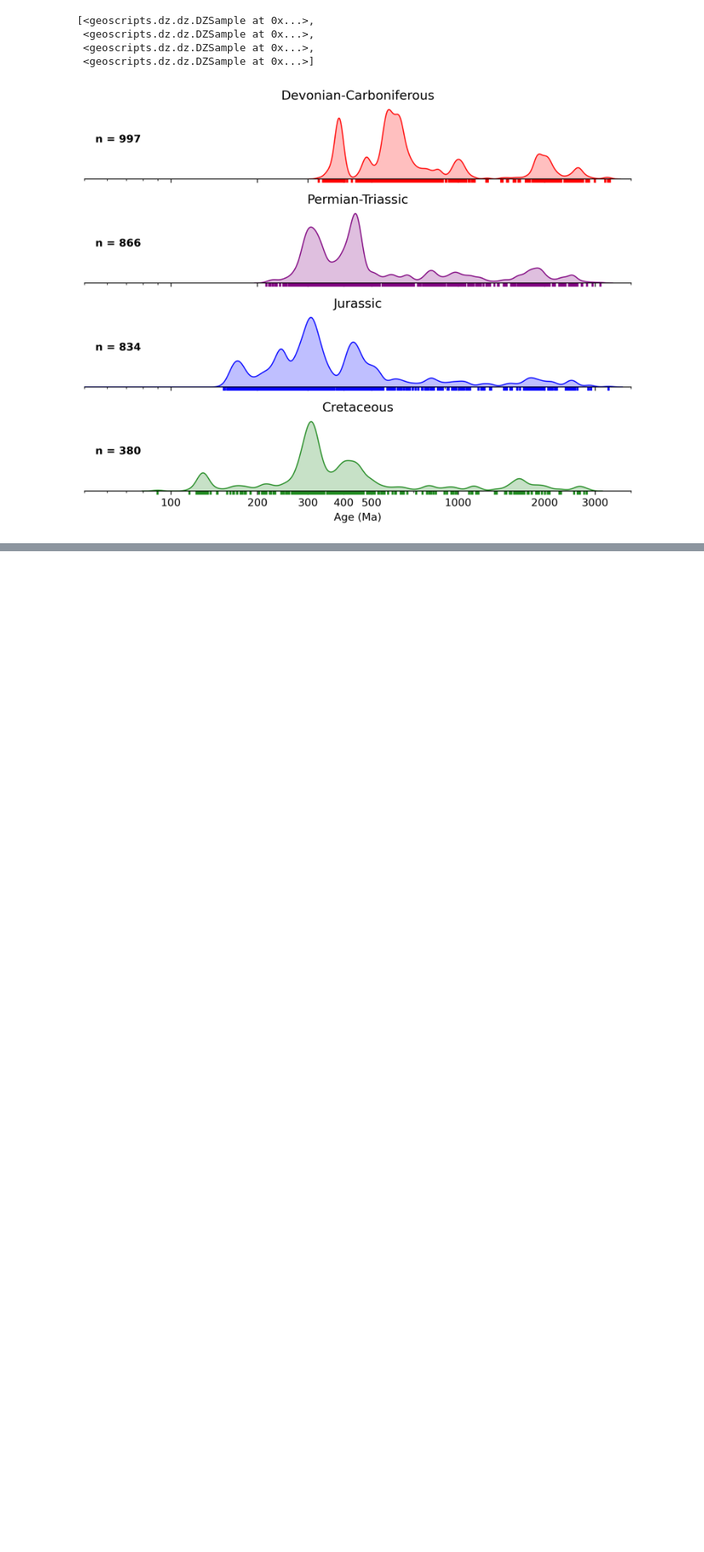
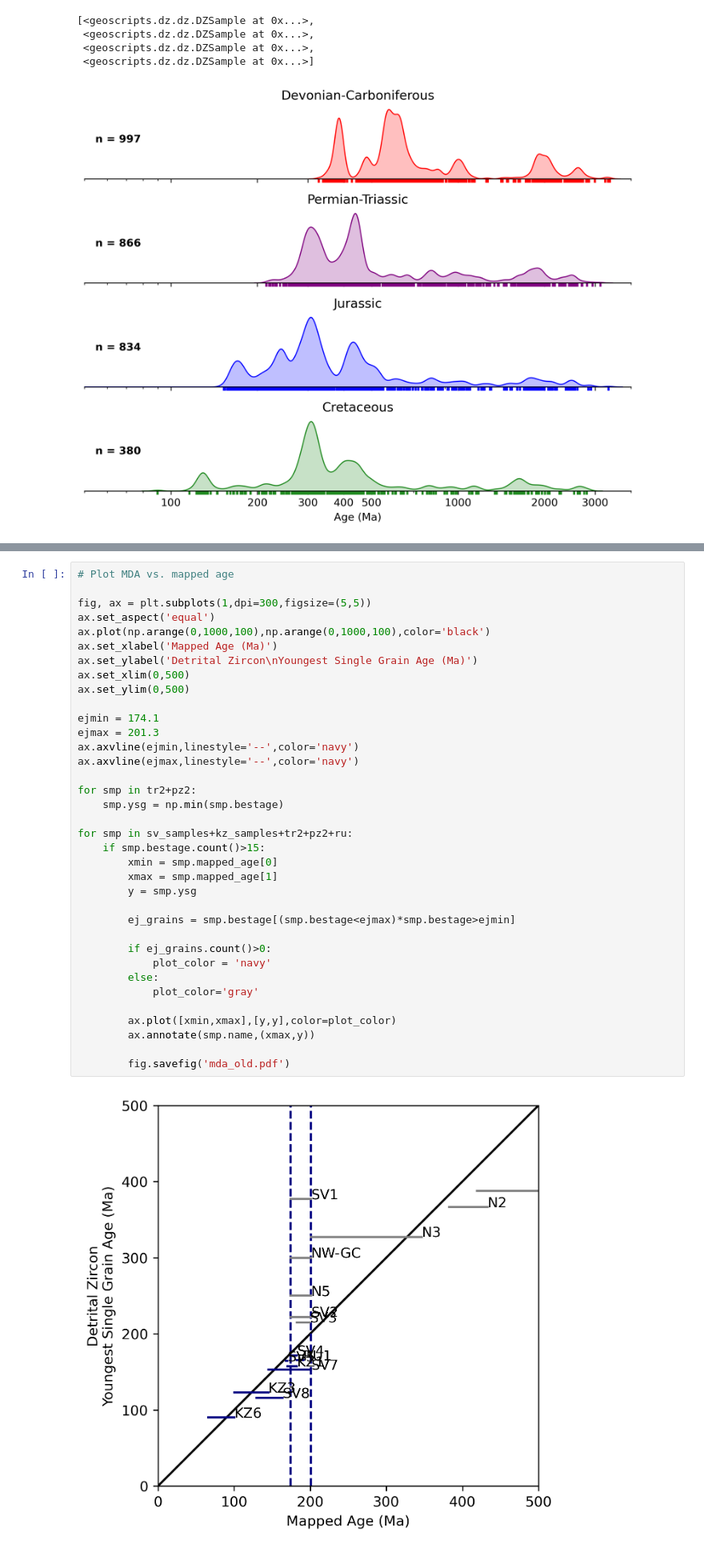
Before and after one commit to dyvasey/dz-caucasus, a Jupyter notebook: figs.ipynb, the cells around one changed output, grey strips where cells are left out. Shown at 80% size. Cells and saved outputs as stored; diff of their text form; blank space fills up the shorter version.

```diff
--- a/figs.ipynb
+++ b/figs.ipynb
@@ -274,0 +380,38 @@ plot_fault_block([devcar,ptr,j,k],save=True,filename='age_dep.pdf',mda=False,met
+# %%
+# Plot MDA vs. mapped age
+
+fig, ax = plt.subplots(1,dpi=300,figsize=(5,5))
+ax.set_aspect('equal')
+ax.plot(np.arange(0,1000,100),np.arange(0,1000,100),color='black')
+ax.set_xlabel('Mapped Age (Ma)')
+ax.set_ylabel('Detrital Zircon\nYoungest Single Grain Age (Ma)')
+ax.set_xlim(0,500)
+ax.set_ylim(0,500)
+
+ejmin = 174.1
+ejmax = 201.3
+ax.axvline(ejmin,linestyle='--',color='navy')
+ax.axvline(ejmax,linestyle='--',color='navy')
+
+for smp in tr2+pz2:
+    smp.ysg = np.min(smp.bestage)
+
+for smp in sv_samples+kz_samples+tr2+pz2+ru:
+    if smp.bestage.count()>15:
+        xmin = smp.mapped_age[0]
+        xmax = smp.mapped_age[1]
+        y = smp.ysg
+
+        ej_grains = smp.bestage[(smp.bestage<ejmax)*smp.bestage>ejmin]
+
+        if ej_grains.count()>0:
+            plot_color = 'navy'
+        else:
+            plot_color='gray'
+
+        ax.plot([xmin,xmax],[y,y],color=plot_color)
+        ax.annotate(smp.name,(xmax,y))
+
+        fig.savefig('mda_old.pdf')
+# %% [output]
+[figure, added]
```
Also changed, not shown: parts of 4 cells of this notebook, 1 other file.
